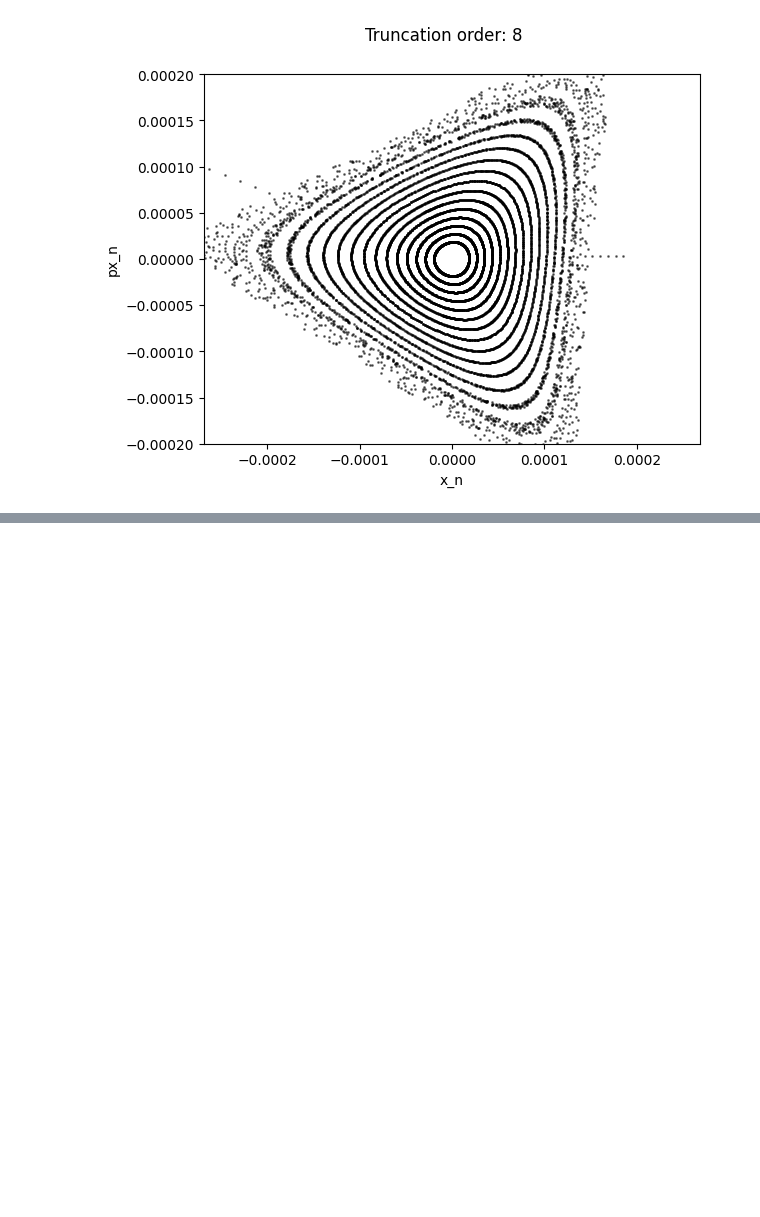
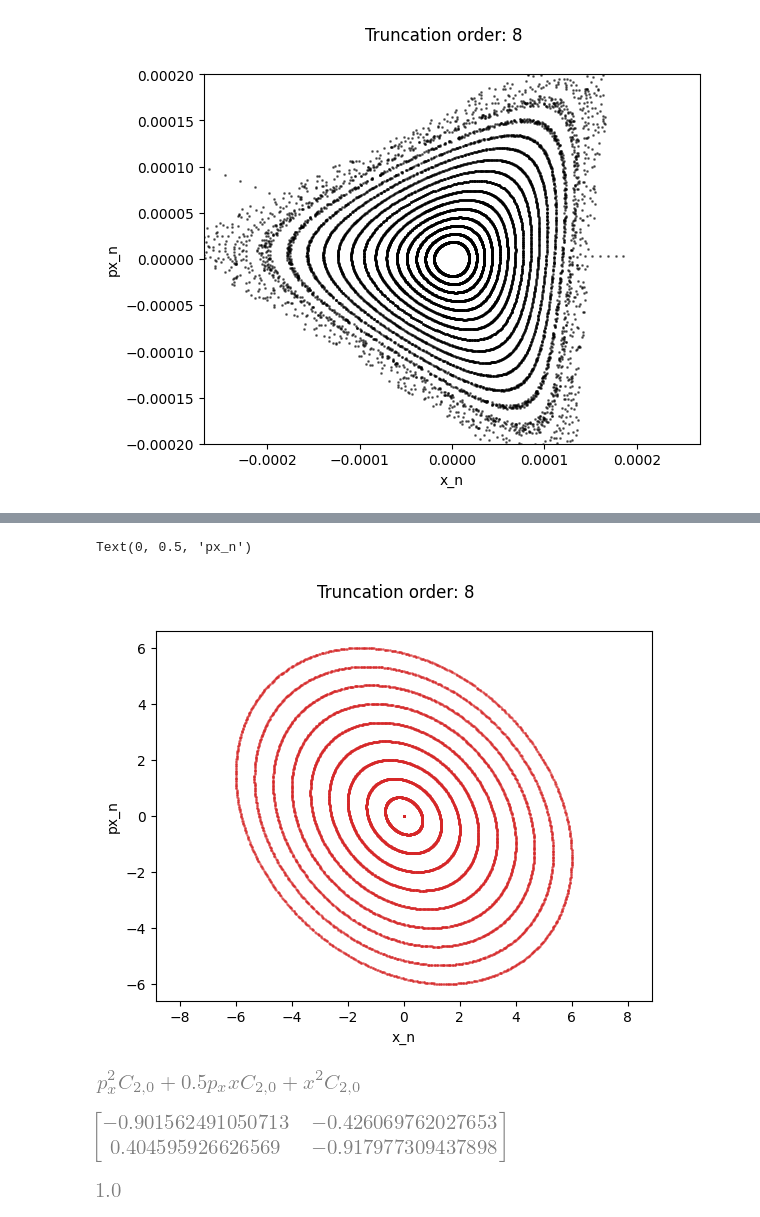
Before and after one commit to pbelange/McMillan, a Jupyter notebook: Machines/racetrack/001_makeLine.ipynb, the cells around one changed output, grey strips where cells are left out. Drawn from its saved outputs; the diff is of its cells as text; code cells hidden in the pictures; blank space fills up the shorter version.

```diff
--- a/Machines/racetrack/001_makeLine.ipynb
+++ b/Machines/racetrack/001_makeLine.ipynb
@@ -265,0 +271,54 @@ for O_map in [3,4,5,6,7,8]:
+# %%
+
+def truncate2D(expr,x,px,order):
+    return sum(coeff*x**pwr[0]*px**pwr[1] for pwr,coeff in sp.Poly(expr,x,px).terms() if pwr[0]+pwr[1]<=order)
+
+
+
+O_n = 1
+
+
+testMap = OneTurnMap(truncate2D(x_map.x.expand(),x,px,O_n),
+                     truncate2D(x_map.px.expand(),x,px,O_n))
+
+
+testMap = OneTurnMap(-1*x + -0.5*px,
+                     0.5*x + -0.75*px)
+
+# Plotting resulting phase space
+
+plt.figure()
+plt.suptitle(f'Truncation order: {O_map}')
+particles,coordinates = generate_particles()
+
+plane = 'x'
+
+# for part_x,part_px in zip(particles.x,particles.px):
+#     _x,_px =  testMap.iterate(part_x,part_px,1000)
+
+for part_x,part_px in zip(-np.linspace(0,6,10),0.25*np.linspace(0,6,10)):
+    _x,_px =  testMap.iterate(part_x,part_px,1000)
+    plt.plot(_x,_px,'o',color='C3',alpha=0.5,ms=1,label='space')
+
+
+# plot_invariant(test.K0.subs({test.C[2,0]:1}),test.q,test.p,eval_at=[-np.linspace(0,6,10),0.25*np.linspace(0,6,10)],colors='C0',alpha=0.9)
+
+plt.axis('equal')
+plt.xlabel(f'{plane}_n')
+plt.ylabel(f'p{plane}_n')
+
+# plt.xlim([-2e-4,2e-4])
+# plt.ylim([-2e-4,2e-4])
+# %% [output]
+Text(0, 0.5, 'px_n')
+[figure, added]
+# %%
+test_K0
+# %% [output]
+[figure, added]
+# %%
+M = sp.Matrix([[-0.901562491050713,-0.426069762027653],[0.404595926626569,-0.917977309437898]])
+display(M,M.det())
+# %% [output]
+[figure, added]
+[figure, added]
```
Also changed, not shown: parts of 88 cells of this notebook, 2 other files.
